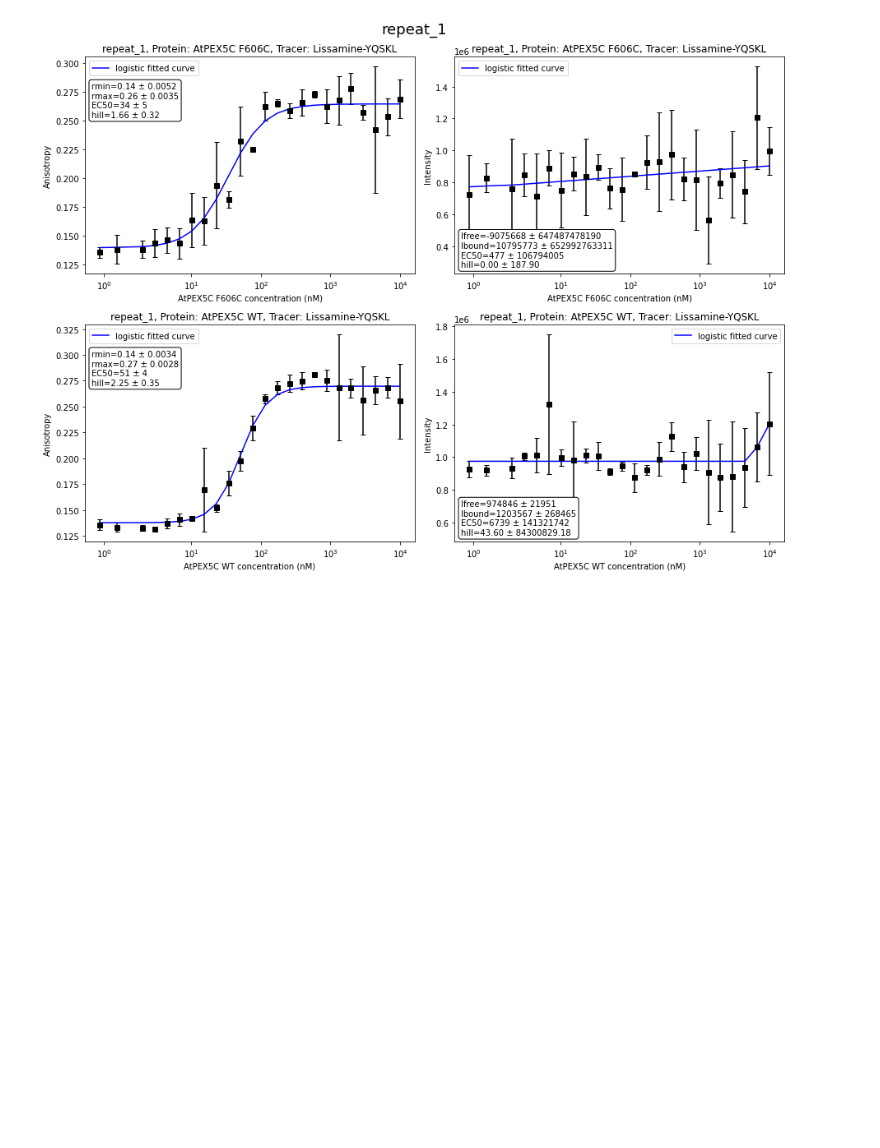
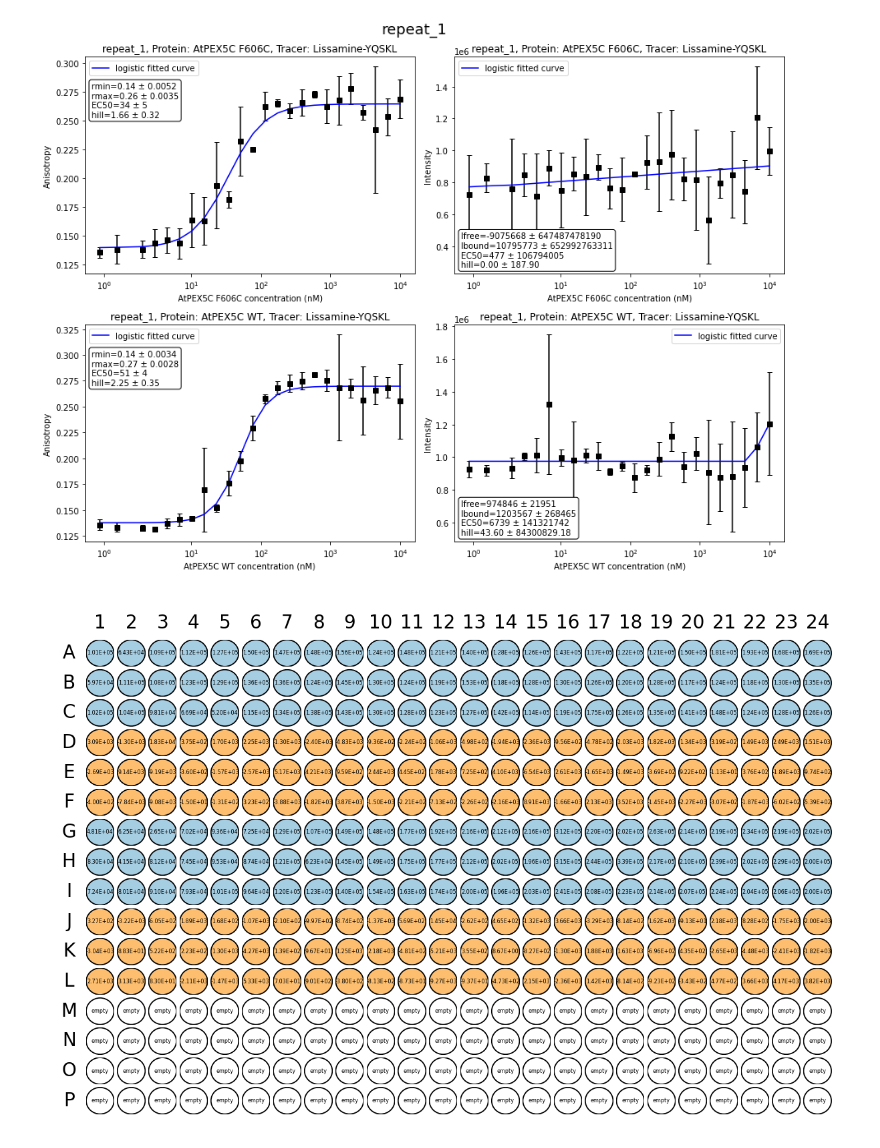
Before and after one commit to mariuszlas/Fluorescence-Anisotropy-Analysis-Development, a Jupyter notebook: fluorescenceanisotropy/fluores_anisotropy.ipynb, the cells around one changed output. Saved outputs shown, nothing was run; the diff lists cells and outputs as text; code cells hidden in the pictures; blank space fills up the shorter version.

```diff
--- a/fluorescenceanisotropy/fluores_anisotropy.ipynb
+++ b/fluorescenceanisotropy/fluores_anisotropy.ipynb
@@ -1226,3 +1384,7 @@ The fluorescence intensity and anisotropy have been successfully calculated!
 my_data3.plot_ani_all()
 # %% [output]
 [figure]
+# %%
+my_data1.visualise(labelby=('repeat_1', 'p_corrected'), colorby='Type')
+# %% [output]
+[figure, added]
```
Also changed, not shown: parts of 21 cells of this notebook.
